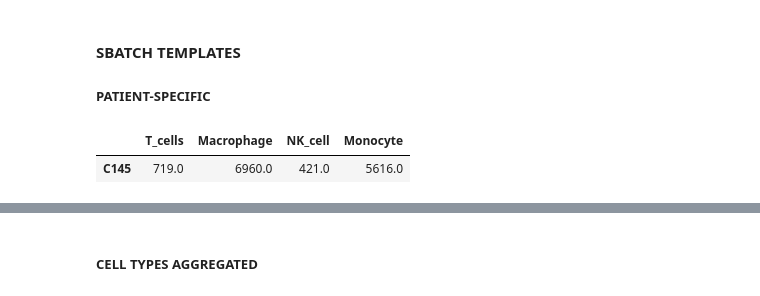
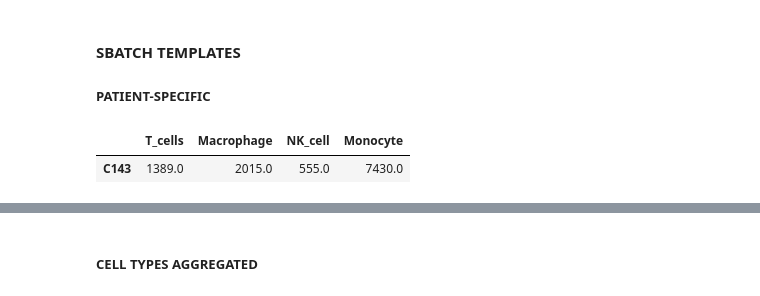
Before and after one commit to masyahook/scGRN, a Jupyter notebook: jupyter/GRN_inference.ipynb, the cells around one changed output, grey strips where cells are left out. Drawn from its saved outputs; the diff is of its cells as text; code cells hidden in the pictures.

```diff
--- a/jupyter/GRN_inference.ipynb
+++ b/jupyter/GRN_inference.ipynb
@@ -342,3 +369,18 @@ ALL
 | raw_data_Keratinocytes | nan | nan | nan | nan | nan | nan | nan | nan | nan | nan | + | ... |
 | raw_data_Pro-Myelocyte | nan | nan | nan | nan | nan | nan | nan | nan | nan | nan | nan | ... |
 ... (4 outputs left out)
+# %%
+f, ax = plt.subplots(figsize=(15, 7))
+df = full_meta.T.iloc[3:,:]
+for col in df.columns:
+    df[col] = df[col].astype('float')
+g = sns.heatmap(df, vmin=0, annot=True, fmt='.0f', cmap='crest')
+for tick_label in g.axes.get_xticklabels():
+    if full_meta['group'][tick_label.get_text()] == 'S':
+        tick_label.set_color("red")
+    elif full_meta['group'][tick_label.get_text()] == 'M':
+        tick_label.set_color(np.array((255, 212, 103)) / 255)
+    else:
+        tick_label.set_color('green')
+g.axes.set_xlabel('')
+plt.savefig('figs/cell_pop_dist.png', dpi=200, bbox_inches='tight')
@@ -1114,0 +1219,6 @@ Wall time: 71.9 ms
+# %%
+data = 'raw_data_T_cells'
+data_type = 'all'
+pat = 'C51'
+adj_list_pat = get_adj_list(data, data_type, pat=pat, get_filtered=filter_quantile)
+adj_list_merged = get_adj_list(data, data_type, get_filtered=filter_quantile)
@@ -1463,7 +1547,7 @@ red_color = lambda x: colored(x, 'red')
 
 # Patients - 'C141', 'C142', 'C143', 'C144', 'C145', 'C146', 'C51', 'C52', 'C100', 'C148', 'C149', 'C152'
 
-patient = 'C145'
+patient = 'C143'
 method = 'grnboost2'
 filter_quantile = 0.95
 data_types = list(map(lambda x: x.replace('raw_data', '') if x.replace('raw_data', '') else "''", _ALL_FILE_PREFIXES[patient]))
@@ -1478,31 +1562,31 @@ data_types = list(map(lambda x: x.replace('raw_data', '') if x.replace('raw_data
 # cpus_per_task = cpus_per_worker * increase_cpus_by
 # total_avail_cpus = n_nodes * 48
 # num_workers_per_task = cpus_per_task // cpus_per_worker
 
 # qos_debug = False
 # qos_debug_cmd = f' {cyan_color("--qos")}=debug ' if qos_debug else ' '
 
 hours = 40
 cpus_per_task = 48
 num_workers_per_task = 8
 high_mem = True if full_meta.loc[patient, 'num_cells'] > 10000 else False
 high_mem_cmd = f' {cyan_color("--constraint")}=highmem ' if high_mem else ' '
 qos_debug = False
 qos_debug_cmd = f' {cyan_color("--qos")}=debug ' if qos_debug else ' '
 
 display(pd.DataFrame(cell_type_freq.loc[patient].dropna()).T)
 
 for d in data_types:
     print(f"{red_color('sbatch')} {cyan_color('--time')}='{hours}:00:00'{qos_debug_cmd}{high_mem_cmd}{cyan_color('--cpus-per-task')}={cpus_per_task} "
           f"{cyan_color('--job-name')}='{d}_TF_{method}' {cyan_color('--workdir')}=. {cyan_color('--ntasks')}=1 "
           f"{cyan_color('--output')}=/dev/null {cyan_color('--error')}=/dev/null "
           f"{red_color('run_pyscenic_full.sh')} {method} {patient} {d} /gpfs/projects/bsc08/bsc08890/data/TF_lists/lambert2018.txt {num_workers_per_task} SBATCH {filter_quantile}")
 print()
 for d in data_types:
     print(f"{red_color('sbatch')} {cyan_color('--time')}='{hours}:00:00'{qos_debug_cmd}{high_mem_cmd}{cyan_color('--cpus-per-task')}={cpus_per_task} "
           f"{cyan_color('--job-name')}='{d}_{method}' {cyan_color('--workdir')}=. {cyan_color('--ntasks')}=1 "
           f"{cyan_color('--output')}=/dev/null {cyan_color('--error')}=/dev/null "
           f"{red_color('run_pyscenic_full.sh')} {method} {patient} {d} '' {num_workers_per_task} SBATCH {filter_quantile}")
 # %% [output]
 |  | T_cells | Macrophage | NK_cell | Monocyte |
-| C145 | 719.0 | 6960.0 | 421.0 | 5616.0 |
+| C143 | 1389.0 | 2015.0 | 555.0 | 7430.0 |
```
Also changed, not shown: parts of 20 cells of this notebook, 4 other files.
